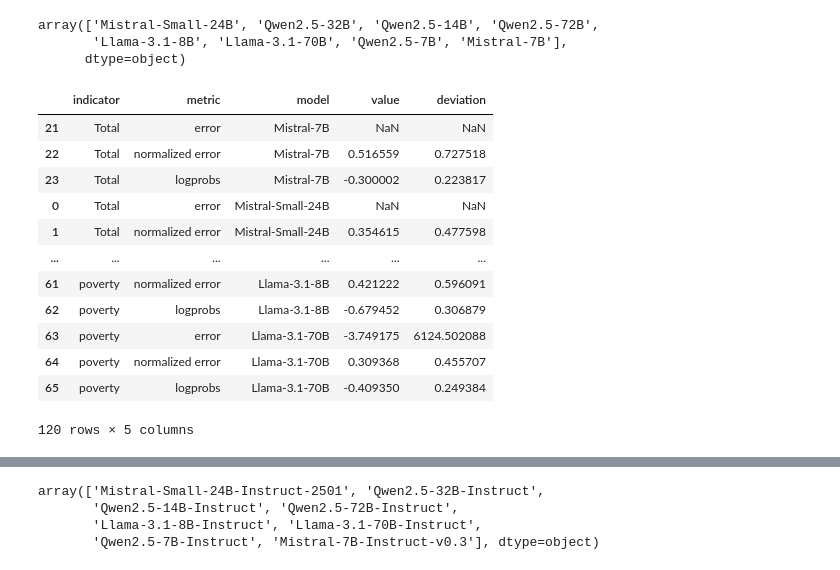
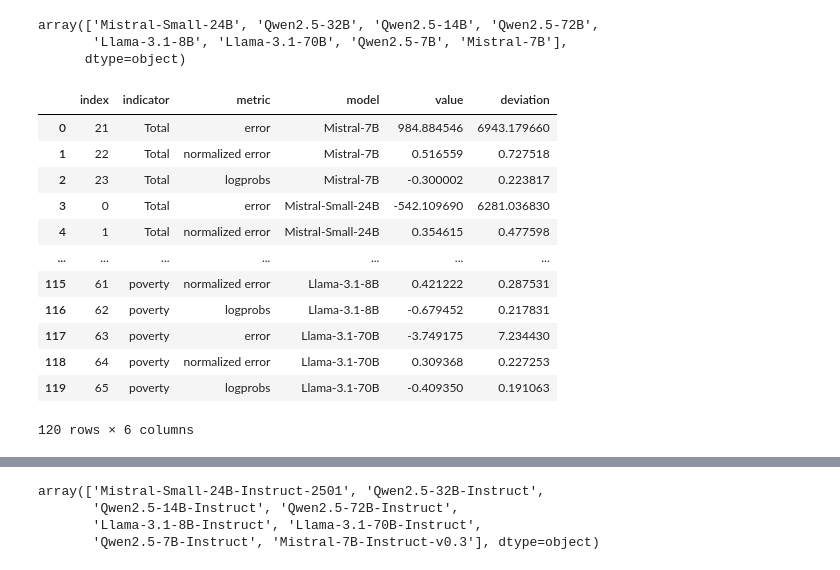
Before and after one commit to remydecoupes/Geo-MISSED, a Jupyter notebook: 4_synthized_results.ipynb, the cells around one changed output, grey strips where cells are left out. Saved outputs shown, nothing was run; the diff lists cells and outputs as text; code cells hidden in the pictures.

Commit message:
change table 3 format

```diff
--- a/4_synthized_results.ipynb
+++ b/4_synthized_results.ipynb
@@ -72,12 +72,13 @@ for cat in df_table['indicator'].unique():
     for model in df_table['model'].unique():
         for metric in metrics:
             value = df_table[(df_table['model'] == model) & (df_table['indicator'] == cat)][metric].mean()
+            std = df_table[(df_table['model'] == model) & (df_table['indicator'] == cat)][metric].std()
             summary_rows.append({
                 'indicator': cat,
                 'metric': metric,
                 'model': model,
                 'value': value,
-                'deviation': df_table[df_table['model'] == model][metric].std()
+                'deviation': std
             })
 
 df_summary = pd.DataFrame(summary_rows)
@@ -160,30 +165,31 @@ array(['Mistral-Small-24B', 'Qwen2.5-32B', 'Qwen2.5-14B', 'Qwen2.5-72B',
 # %%
 # re-order models
 model_order = [
     "Mistral-7B",
     "Mistral-Small-24B",
     "Qwen2.5-7B",
     "Qwen2.5-14B",
     "Qwen2.5-32B",
     "Qwen2.5-72B",
     "Llama-3.1-8B",
     "Llama-3.1-70B",
 ]
 
 df_summary["model"] = pd.Categorical(df_summary["model"], categories=model_order, ordered=True)
 df_summary = df_summary.sort_values(by=["indicator", "model"])
+df_summary = df_summary.reset_index()
 df_summary
 # %% [output]
-|  | indicator | metric | model | value | deviation |
-| 21 | Total | error | Mistral-7B | NaN | NaN |
-| 22 | Total | normalized error | Mistral-7B | 0.516559 | 0.727518 |
-| 23 | Total | logprobs | Mistral-7B | -0.300002 | 0.223817 |
-| 0 | Total | error | Mistral-Small-24B | NaN | NaN |
-| 1 | Total | normalized error | Mistral-Small-24B | 0.354615 | 0.477598 |
-| ... | ... | ... | ... | ... | ... |
-| 61 | poverty | normalized error | Llama-3.1-8B | 0.421222 | 0.596091 |
-| 62 | poverty | logprobs | Llama-3.1-8B | -0.679452 | 0.306879 |
-| 63 | poverty | error | Llama-3.1-70B | -3.749175 | 6124.502088 |
-| 64 | poverty | normalized error | Llama-3.1-70B | 0.309368 | 0.455707 |
-| 65 | poverty | logprobs | Llama-3.1-70B | -0.409350 | 0.249384 |
+|  | index | indicator | metric | model | value | deviation |
+| 0 | 21 | Total | error | Mistral-7B | 984.884546 | 6943.179660 |
+| 1 | 22 | Total | normalized error | Mistral-7B | 0.516559 | 0.727518 |
+| 2 | 23 | Total | logprobs | Mistral-7B | -0.300002 | 0.223817 |
+| 3 | 0 | Total | error | Mistral-Small-24B | -542.109690 | 6281.036830 |
+| 4 | 1 | Total | normalized error | Mistral-Small-24B | 0.354615 | 0.477598 |
+| ... | ... | ... | ... | ... | ... | ... |
+| 115 | 61 | poverty | normalized error | Llama-3.1-8B | 0.421222 | 0.287531 |
+| 116 | 62 | poverty | logprobs | Llama-3.1-8B | -0.679452 | 0.217831 |
+| 117 | 63 | poverty | error | Llama-3.1-70B | -3.749175 | 7.234430 |
+| 118 | 64 | poverty | normalized error | Llama-3.1-70B | 0.309368 | 0.227253 |
+| 119 | 65 | poverty | logprobs | Llama-3.1-70B | -0.409350 | 0.191063 |
-120 rows × 5 columns
+120 rows × 6 columns
```
Also changed, not shown: parts of 6 cells of this notebook.
